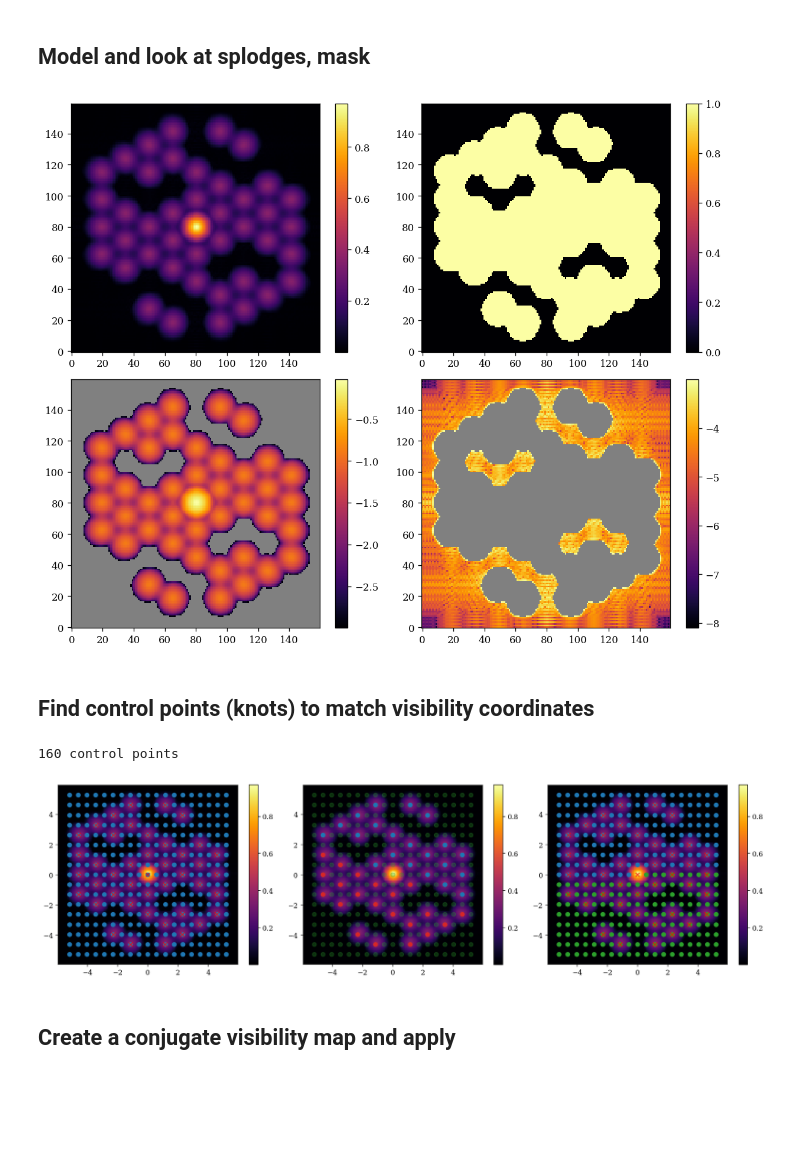
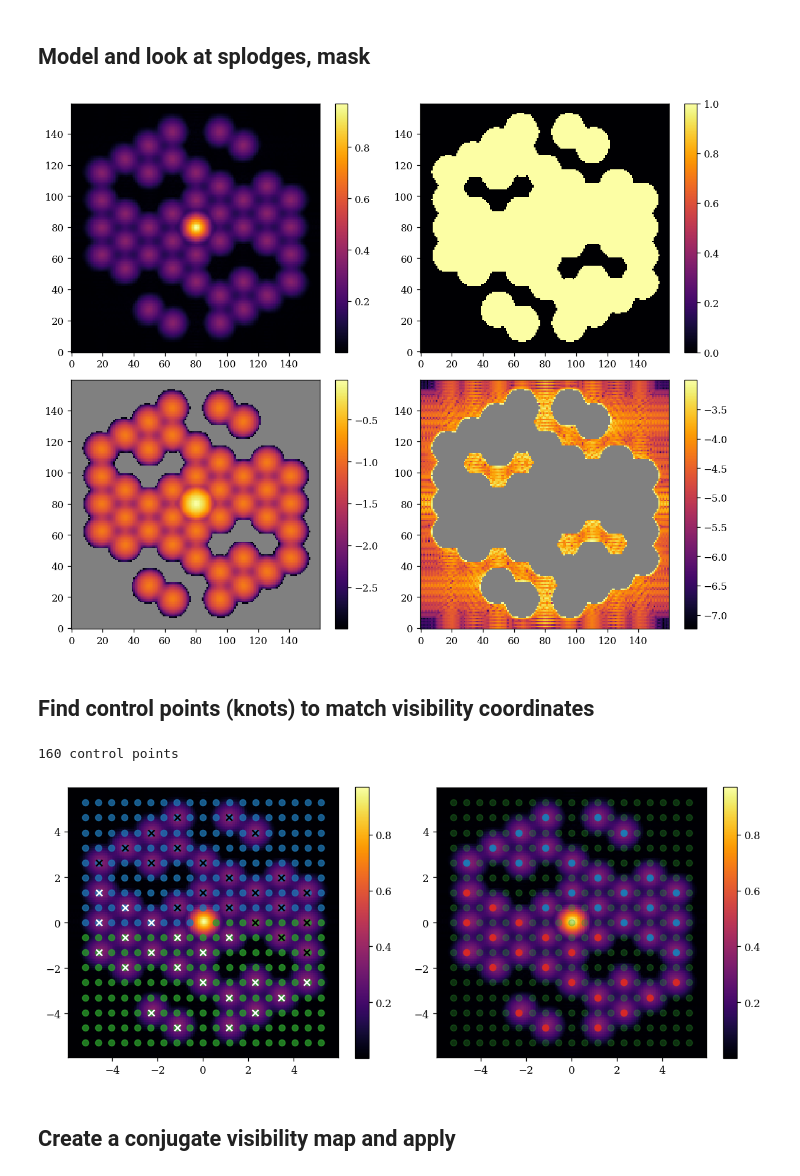
Before and after one commit to LouisDesdoigts/amigo_notebooks, a Jupyter notebook: spline_vis.ipynb, the cells around one changed output. Saved outputs shown, nothing was run; the diff lists cells and outputs as text; code cells hidden in the pictures; blank space fills up the shorter version.

```diff
--- a/spline_vis.ipynb
+++ b/spline_vis.ipynb
@@ -29,12 +31,12 @@ file_fn = lambda **kwargs: get_files(
     "calslope",
     EXP_TYPE="NIS_AMI",
     IS_PSF=[True],  # Calibrators
-    EXPOSURE=[str(i + 1) for i in range(5)],  # Which sub-pixel position
+    EXPOSURE=[str(i + 1) for i in range(1)],  # Which sub-pixel position
     **kwargs,
 )
 
 files = [] + file_fn(FILTER="F380M") + file_fn(FILTER="F430M") + file_fn(FILTER="F480M")
-files = files[:1]
+# files = files[:1]
 
 print(f"\n{len(files)}")
 summarise_files(
@@ -87,3 +91,10 @@ params = initialise_params(exposures, optics, fit_one_on_fs=False)
 model = AmigoModel(
     files, params, optics=optics, detector=detector, ramp=ramp_model, read=read_model
 )
+# %%
+from zodiax.experimental import deserialise
+from amigo.files import repopulate
+
+path = "files/simple_poly_fit"
+model = repopulate(model, deserialise(f"{path}/reg_history.zdx"))
+model = repopulate(model, deserialise(f"{path}/batch_history.zdx"))
@@ -132,7 +156,7 @@ plt.colorbar()
 plt.tight_layout()
 plt.show()
 # %% [output]
-[figure, old version]
+[figure, new version]
 # %% [markdown]
 ## Find control points (knots) to match visibility coordinates
 # %%
@@ -145,11 +169,7 @@ hbls, inds = get_baselines_and_inds(cen_holes)
 bls = np.concatenate([np.zeros((1, 2)), hbls, -hbls]).T
 
 # Define number of control points and add padding to control outer behaviour
-# TODO: Check padding is being applied correctly
-# x_pts, y_pts = 9, 15
 x_pts, y_pts = 17, 15
-pad_x, pad_y = 1, 2
-# nx, ny = x_pts + 2 * pad_x, y_pts + 2 * pad_x
 dx, dy = 2 / (x_pts - 1), 2 / (y_pts - 1)
 xs = bls.max() * np.linspace(-(1 + dx), 1 + dx, x_pts + 2)
 ys = bls.max() * np.linspace(-(1 + dy), 1 + dy, y_pts + 2)
@@ -164,56 +184,50 @@ crop_to = lambda arr, npix: arr[(len(arr) - npix) // 2 : (len(arr) + npix) // 2]
 u_coords = crop_to(osamp_freqs(full_splodges.shape[-1], dx), npix_out)
 
 def nearest_fn(pt, coords):
-    dist = np.hypot(coords[0] - pt[0], coords[1] + pt[1])
+    dist = np.hypot(*(coords - pt[:, None, None]))
     return dist == dist.min()
 
 knots = np.array(np.meshgrid(xs, ys))
 is_near = vmap(nearest_fn, (0, None))(hbls, knots)
-inds = np.array(np.where(is_near))[1:]
-bls_pts = np.array([xs[inds[1]], ys[inds[0]]])
+bls_inds = np.where(np.sum(is_near.astype(int), 0))
+bls_pts = knots[:, *bls_inds]
 
 coords = np.array(np.meshgrid(xs, ys))
-flat_coords = coords.reshape(2, -1).T
-flat_coords = np.round(flat_coords, decimals=3)
+flat_knots = knots.reshape(2, -1).T
+flat_knots = np.round(flat_knots, decimals=3)
 
 # Get non redundant set of index conjugate pairs
 # This works if the input coordinate set it paraxial
-inds = np.arange(len(xs) * len(ys))
-inv_ind = np.array([inds, inds[::-1]]).T
-inv_ind = inv_ind[: len(inv_ind) // 2]
-print(f"{len(inv_ind) - 1} control points")
+base_inds = np.arange(len(xs) * len(ys))
+conj_inds = np.array([base_inds, base_inds[::-1]]).T
+conj_inds = conj_inds[: len(conj_inds) // 2]
+print(f"{len(conj_inds) - 1} control points")
 
-
-xs_in = flat_coords[:, 0][inv_ind[:, 0]]
-ys_in = flat_coords[:, 1][inv_ind[:, 1]]
+xs_in = flat_knots[:, 0][conj_inds[:, 0]]
+ys_in = flat_knots[:, 1][conj_inds[:, 1]]
 
 plt.figure(figsize=(15, 4))
 ext = u_coords.max()
 
 plt.subplot(1, 3, 1)
-plt.scatter(*np.meshgrid(xs, ys))
-plt.scatter(bls[0], bls[1], alpha=0.75, marker="x", c="r")
+plt.scatter(xs_in, ys_in, c="tab:blue", alpha=0.75)
+plt.scatter(-xs_in, -ys_in, c="tab:green", alpha=0.75)
+plt.scatter(hbls[:, 0], hbls[:, 1], marker="x", c="k")
+plt.scatter(-hbls[:, 0], -hbls[:, 1], marker="x", c="w")
 plt.imshow(splodges**0.5, extent=(-ext, ext, -ext, ext), cmap=inferno)
 plt.colorbar()
 
 plt.subplot(1, 3, 2)
 plt.scatter(*np.meshgrid(xs, ys), alpha=0.3, c="tab:green")
-plt.scatter(bls_pts[0], -bls_pts[1], c="tab:blue")
-plt.scatter(-bls_pts[0], bls_pts[1], c="tab:red")
-plt.imshow(splodges**0.5, extent=(-ext, ext, -ext, ext), cmap=inferno)
-plt.colorbar()
-
-plt.subplot(1, 3, 3)
-plt.scatter(xs_in, ys_in, c="tab:blue")
-plt.scatter(-xs_in, -ys_in, c="tab:green")
-plt.scatter(bls[0], bls[1], alpha=0.75, marker="x", c="r")
+plt.scatter(*bls_pts, c="tab:blue")
+plt.scatter(*-bls_pts, c="tab:red")
 plt.imshow(splodges**0.5, extent=(-ext, ext, -ext, ext), cmap=inferno)
 plt.colorbar()
 
 plt.tight_layout()
 plt.show()
 # %% [output]
 160 control points
-[figure, old version]
+[figure, new version]
 # %% [markdown]
 ## Create a conjugate visibility map and apply
```
Also changed, not shown: parts of 14 cells of this notebook.
